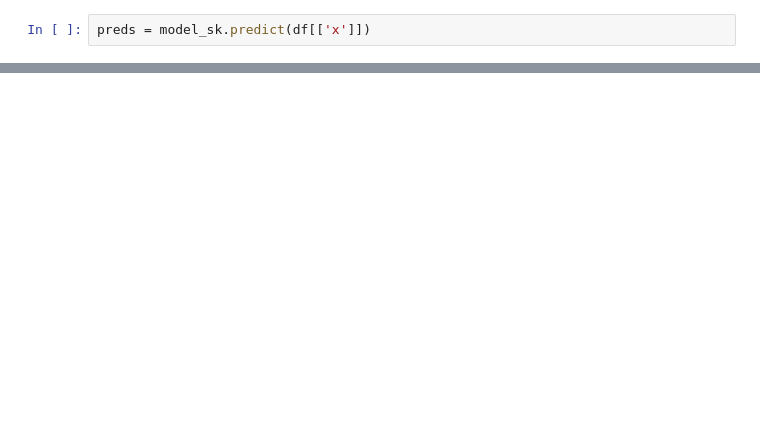
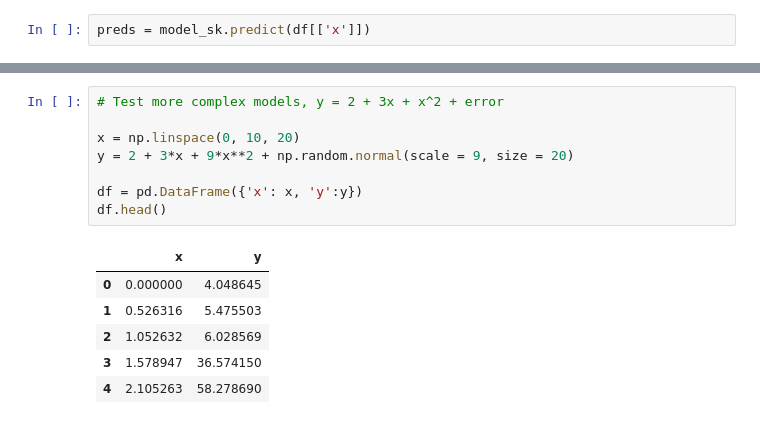
Before and after one commit to OdaLangrekken/linear_regression_experimentation, a Jupyter notebook: linear_regression_experimentation.ipynb, the cells around one changed output, grey strips where cells are left out. Drawn from its saved outputs; the diff is of its cells as text; blank space fills up the shorter version.

```diff
--- a/linear_regression_experimentation.ipynb
+++ b/linear_regression_experimentation.ipynb
@@ -170,0 +115,15 @@ plt.show()
+# %%
+# Test more complex models, y = 2 + 3x + x^2 + error
+
+x = np.linspace(0, 10, 20)
+y = 2 + 3*x + 9*x**2 + np.random.normal(scale = 9, size = 20)
+
+df = pd.DataFrame({'x': x, 'y':y})
+df.head()
+# %% [output]
+|  | x | y |
+| 0 | 0.000000 | 4.048645 |
+| 1 | 0.526316 | 5.475503 |
+| 2 | 1.052632 | 6.028569 |
+| 3 | 1.578947 | 36.574150 |
+| 4 | 2.105263 | 58.278690 |
```
Also changed, not shown: parts of 15 cells of this notebook.
